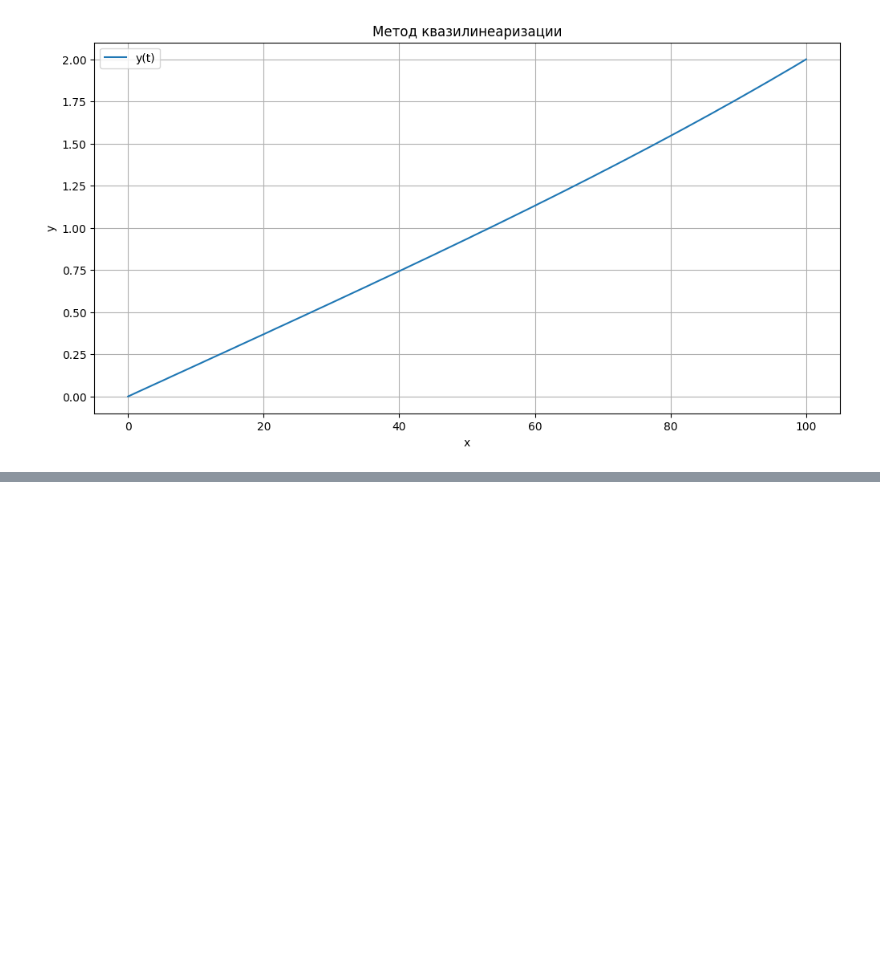
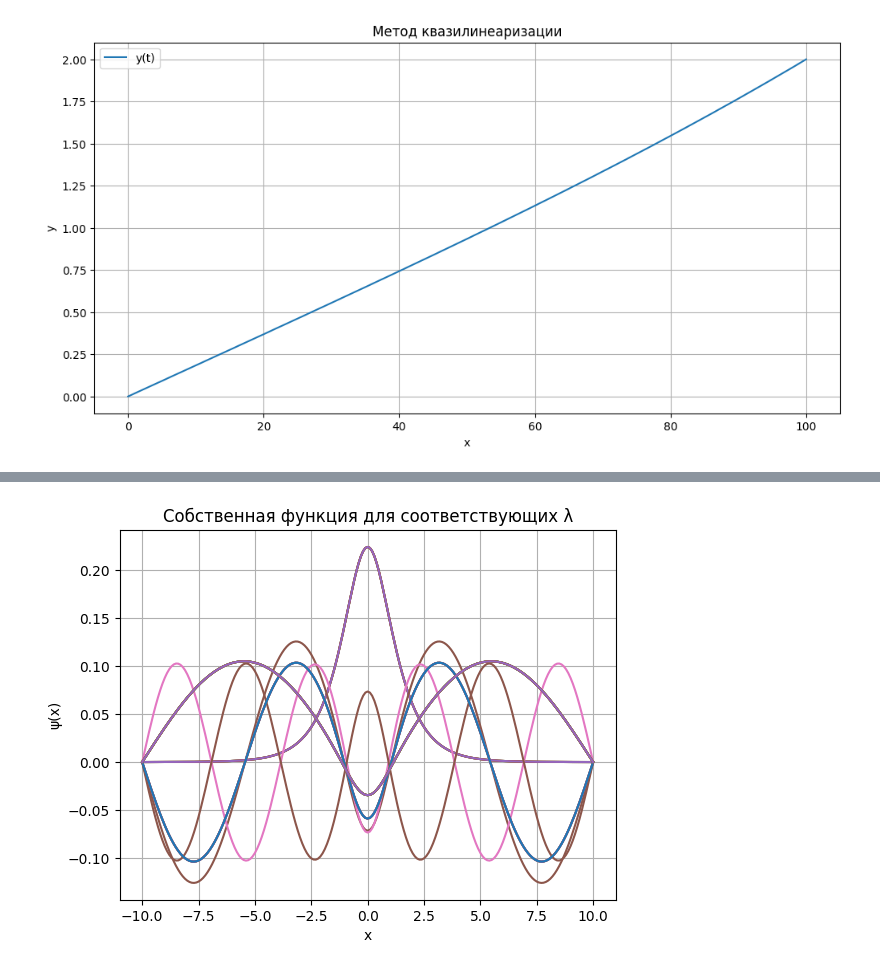
Before and after one commit to NeroMipt/Computational-math, a Jupyter notebook: lab4.ipynb, the cells around one changed output, grey strips where cells are left out. Cells and saved outputs as stored; diff of their text form; code cells hidden in the pictures; blank space fills up the shorter version.

```diff
--- a/lab4.ipynb
+++ b/lab4.ipynb
@@ -188,0 +308,83 @@ plt.show()
+# %%
+import numpy as np
+import matplotlib.pyplot as plt
+
+L = 10
+N = 200
+h = 2 * L / N
+
+x = np.linspace(-L, L, N+1)
+
+
+
+def F(Y):
+    y = Y[:-1]
+    lam = Y[-1]
+    F_val = np.zeros(N+2)
+
+    for k in range(1, N):
+        F_val[k] = (y[k-1] - 2*y[k] + y[k+1]) / h**2 + (lam + 2/np.cosh(x[k])**2) * y[k]
+
+    F_val[0] = y[0]
+    F_val[N] = y[N]
+    F_val[N+1] = np.sum(y**2) - 1
+
+    return F_val
+
+
+def Jacobian(Y):
+    y = Y[:-1]
+    lam = Y[-1]
+    J = np.zeros((N+2, N+2))
+
+    for k in range(1, N):
+        J[k, k-1] = 1/h**2
+        J[k, k] = -2/h**2 + (lam + 2/np.cosh(x[k])**2)
+        J[k, k+1] = 1/h**2
+        J[k, N+1] = y[k]
+
+    J[0,0] = 1.0
+    J[N,N] = 1.0
+    J[N+1, :-1] = 2*y
+    J[N+1, -1] = 0.0
+
+    return J
+
+
+arr_lambda = np.array([], dtype=float)
+
+for k in range(100):
+    y = np.sin(np.pi * (x + L) / (2*L))
+    y[0] = 0
+    y[-1] = 0
+    lambda_guess = -1.0 + k * 0.01
+    Y = np.concatenate([y, [lambda_guess]])
+    max_iter = 20
+    tol = 1e-8
+
+    for it in range(max_iter):
+        F_val = F(Y)
+        J = Jacobian(Y)
+        try:
+            delta_Y = np.linalg.solve(J, -F_val)
+        except np.linalg.LinAlgError:
+            print("Матрица Якоби вырождена!")
+            break
+        Y = Y + delta_Y
+
+    if(np.size(np.where(arr_lambda==Y[-1])[0]) == 0):
+        arr_lambda = np.append(arr_lambda, Y[-1])
+        y = Y[:-1]
+        lam = Y[-1]
+
+        print(f"Найденное собственное значение лямбда: {lam:.6f}")
+
+
+        plt.plot(x, y)
+
+plt.title(f'Собственная функция для соответствующих λ')
+plt.xlabel('x')
+plt.ylabel('ψ(x)')
+plt.grid(True)
+plt.show()
+# %% [output]
@@ -188,0 +408 @@ plt.show()
+[figure, added]
```
Also changed, not shown: parts of 3 cells of this notebook.
